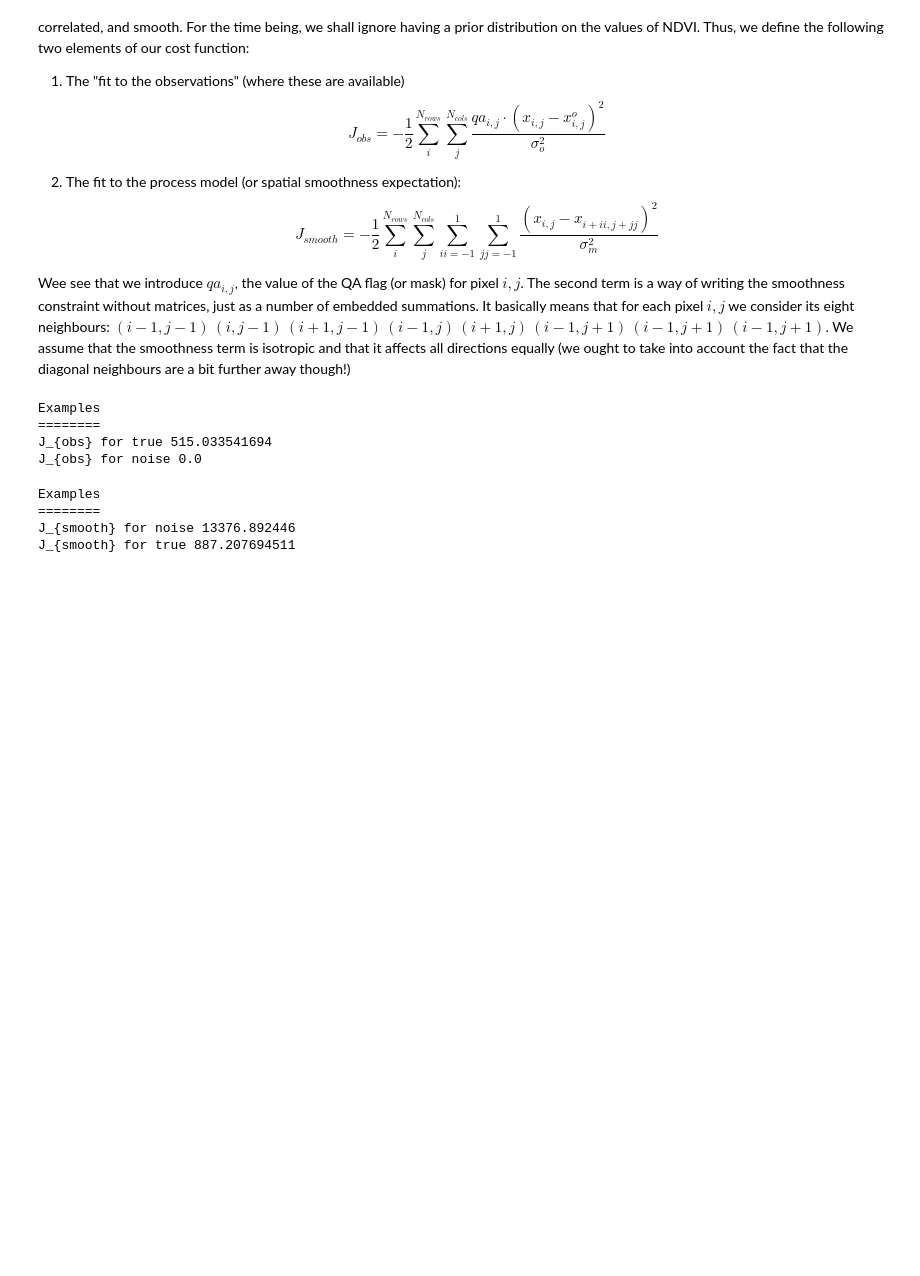
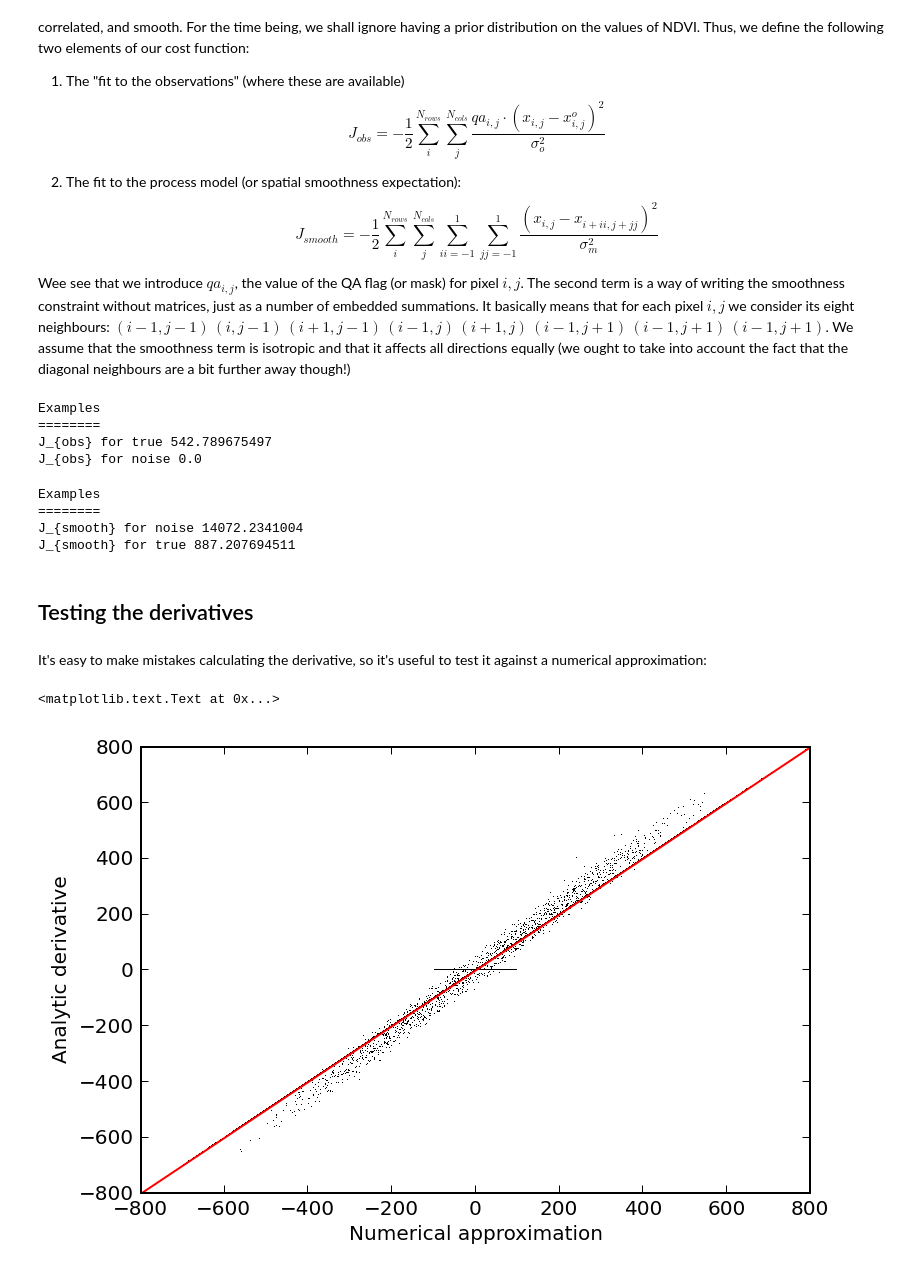
Before and after one commit to maxchernet/toy_eoldas, a Jupyter notebook: SpatialSmoothing.ipynb, the cells around one changed output. Saved outputs shown, nothing was run; the diff lists cells and outputs as text; code cells hidden in the pictures; blank space fills up the shorter version.

```diff
--- a/SpatialSmoothing.ipynb
+++ b/SpatialSmoothing.ipynb
@@ -127,8 +127,8 @@ def fit_obs ( x, obs, sigma_obs, qa ):
 
 
     """
-    der_j_obs = np.where ( qa_flag == 1, x - obs/sigma_obs**2, 0 )
-    j_obs = 0.5*np.where ( qa_flag == 1, (x - obs)**2/sigma_obs**2, 0 )
+    der_j_obs = np.where ( qa_flag == 1, (x - obs)/sigma_obs**2, 0 )
+    j_obs = np.where ( qa_flag == 1, 0.5*(x - obs)**2/sigma_obs**2, 0 )
     j_obs = j_obs.sum()
     return ( j_obs, der_j_obs )
 
@@ -139,7 +139,7 @@ print "J_{obs} for noise",  fit_obs ( ndvi_obs, ndvi_obs, 0.15, qa_flag )[0]
 # %% [output]
 Examples
 ========
-J_{obs} for true 515.033541694
+J_{obs} for true 542.789675497
 J_{obs} for noise 0.0
 # %%
 def fit_smoothness (  x, sigma_model  ):
@@ -158,8 +158,8 @@ def fit_smoothness (  x, sigma_model  ):
     der_j_model = x*0
     for i in [1,3,4,6]:#range(8):
         j_model = j_model + 0.5*np.sum ( ( hood[i,:,:] - x[1:-1,1:-1] )**2 )/sigma_model**2
-        der_j_model[1:-1,1:-1] = der_j_model[1:-1,1:-1] + ( hood[i,:,:] - x[1:-1,1:-1] )/sigma_model**2
-    return ( j_model, der_j_model )
+        der_j_model[1:-1,1:-1] = der_j_model[1:-1,1:-1] - ( hood[i,:,:] - x[1:-1,1:-1] )/sigma_model**2
+    return ( j_model, 2*der_j_model )
 
 print "Examples"
 print "========"
@@ -168,7 +168,36 @@ print "J_{smooth} for true",  fit_smoothness ( ndvi_true, .1 )[0]
 # %% [output]
 Examples
 ========
-J_{smooth} for noise 13376.892446
+J_{smooth} for noise 14072.2341004
 J_{smooth} for true 887.207694511
+# %% [markdown]
+## Testing the derivatives
+# %% [markdown]
+It's easy to make mistakes calculating the derivative, so it's useful to test it against a numerical approximation:
+# %%
+import scipy.optimize
+def the_deriv ( x, obs, sigma_obs, sigma_model, qa ):
+    x = x.reshape( obs.shape )
+    ( j_obs, der_j_obs ) = fit_obs ( x, obs, sigma_obs, qa )
+    ( j_model, der_j_model ) = fit_smoothness ( x, sigma_model )
+    return (der_j_obs + der_j_model).flatten()
+
+def test_cost ( x, obs, sigma_obs, sigma_model, qa ):
+    x = x.reshape( obs.shape )
+    ( j_obs, der_j_obs ) = fit_obs ( x, obs, sigma_obs, qa )
+    ( j_model, der_j_model ) = fit_smoothness ( x, sigma_model )
+    return j_obs + j_model
+
+for i in xrange(10):
+    x = np.random.rand(40,40)
+    approx_der = scipy.optimize.approx_fprime( x.reshape(1600), test_cost, 1e-10, ndvi_obs, 0.15, 0.1, qa_flag)
+    deriv = the_deriv(x.reshape(1600), ndvi_obs, 0.15, 0.1, qa_flag)
+    plt.plot ( approx_der, deriv, 'k,')
+plt.plot([-800,800],[-800,800], '-r' )
+plt.xlabel("Numerical approximation")
+plt.ylabel("Analytic derivative")
+# %% [output]
+<matplotlib.text.Text at 0x...>
+[figure, added]
 # %%
 import scipy.optimize
```
Also changed, not shown: parts of 3 cells of this notebook.
